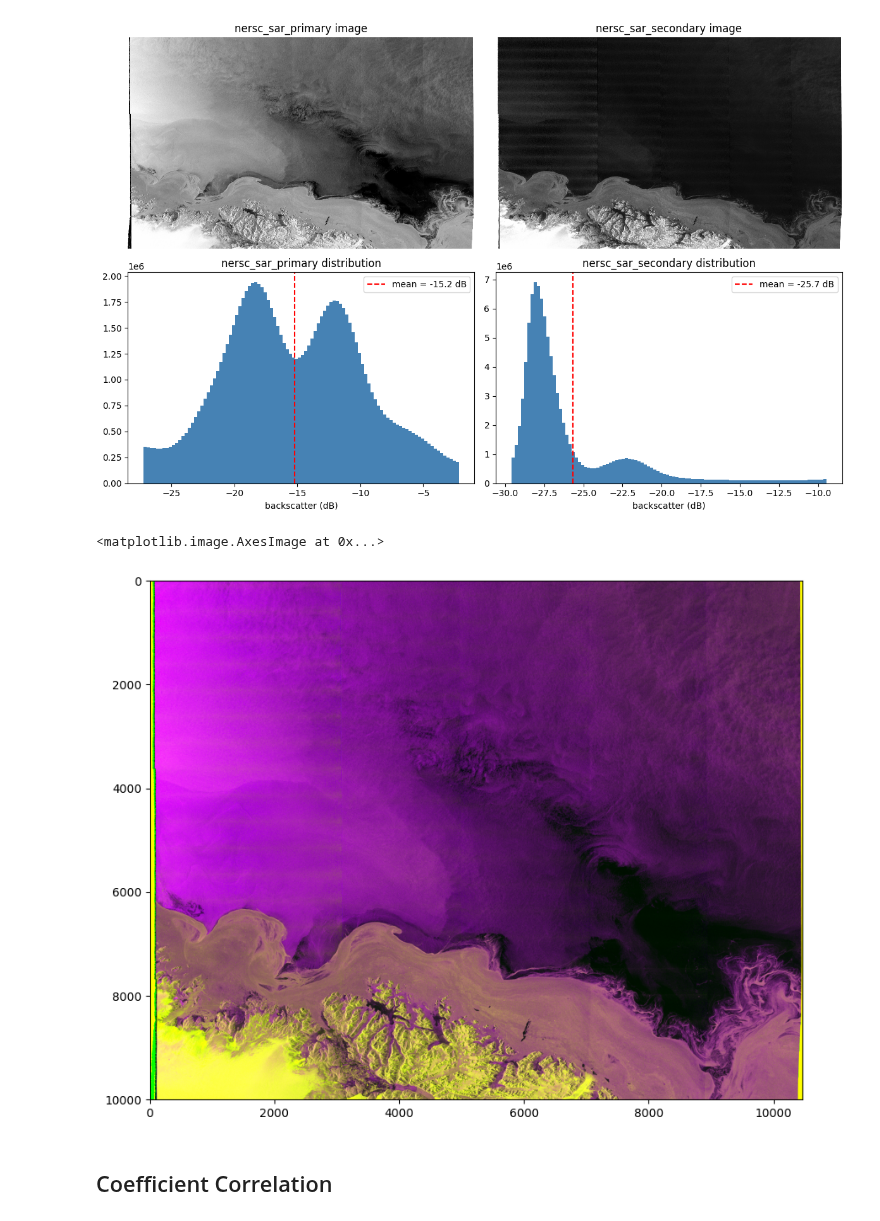
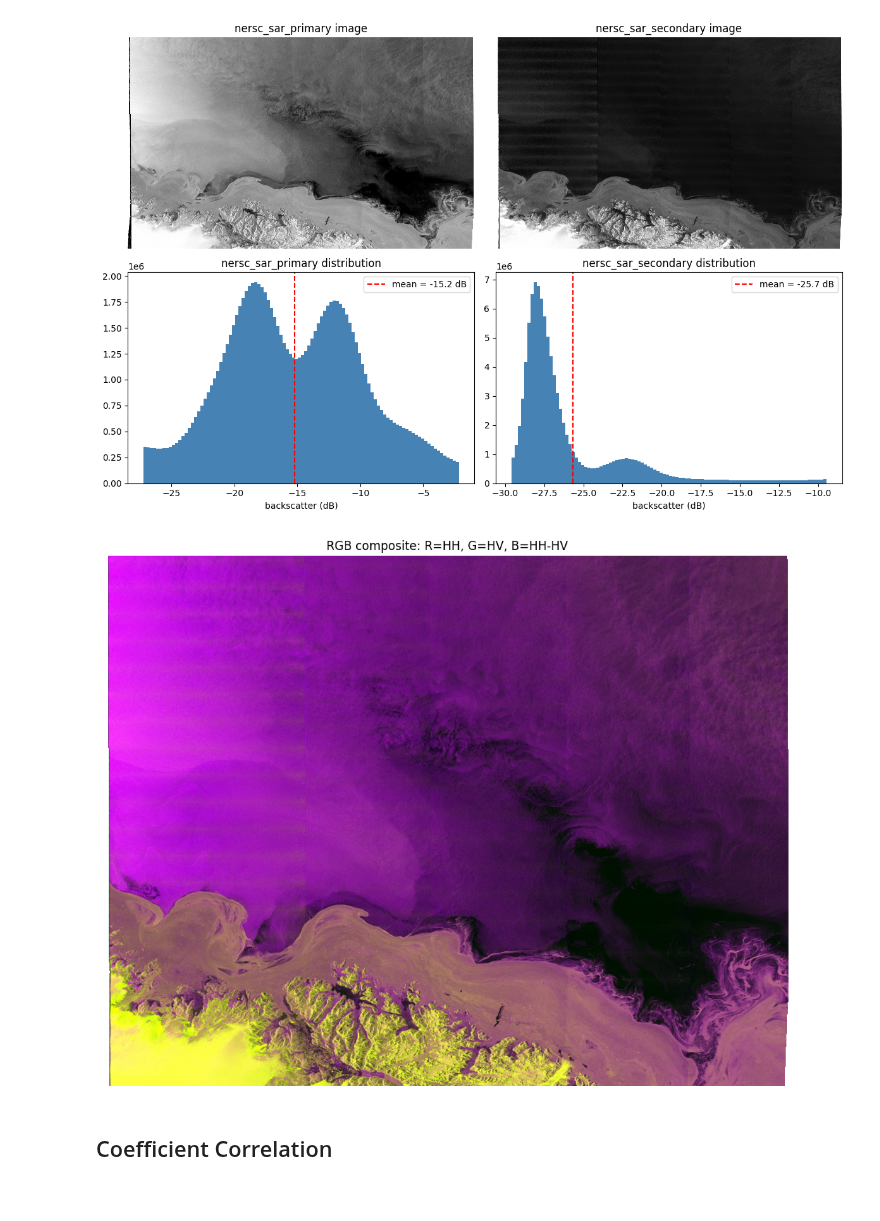
Before and after one commit to sparkgeo/arctic-showcase, a Jupyter notebook: notebooks/eda-raw-data.ipynb, the cells around one changed output. Cells and saved outputs as stored; diff of their text form; code cells hidden in the pictures.

```diff
--- a/notebooks/eda-raw-data.ipynb
+++ b/notebooks/eda-raw-data.ipynb
@@ -119,29 +119,30 @@ plt.show()
 [figure]
 # %%
 def norm(arr, lo=2, hi=98):
-    a = arr.astype(float).copy()
-    a[np.isnan(a)] = 0
-    valid = a[a != 0]
-    lo_val = np.percentile(valid, lo)
-    hi_val = np.percentile(valid, hi)
+    a = arr.astype(float)
+    lo_val = np.nanpercentile(a, lo)
+    hi_val = np.nanpercentile(a, hi)
     return np.clip((a - lo_val) / (hi_val - lo_val), 0, 1)
 
 hh  = data['nersc_sar_primary'].values.astype(float)
 hv  = data['nersc_sar_secondary'].values.astype(float)
 
 ratio = hh - hv
-ratio[np.isnan(hh)  | np.isnan(hv)] = np.nan
+ratio[np.isnan(hh) | np.isnan(hv)] = np.nan
 
 R = norm(hh)
 G = norm(hv)
 B = norm(ratio)
 
 rgb = np.dstack([R, G, B])
 fig, ax = plt.subplots(figsize=(10, 8))
 ax.imshow(rgb, aspect='auto')
+ax.set_title('RGB composite: R=HH, G=HV, B=HH-HV')
+ax.axis('off')
+plt.tight_layout()
+plt.show()
 # %% [output]
-<matplotlib.image.AxesImage at 0x...>
-[figure, old version]
+[figure, new version]
 # %% [markdown]
 ## Coefficient Correlation
 # %%
```
Also changed, not shown: parts of 10 cells of this notebook, 2 other files.
